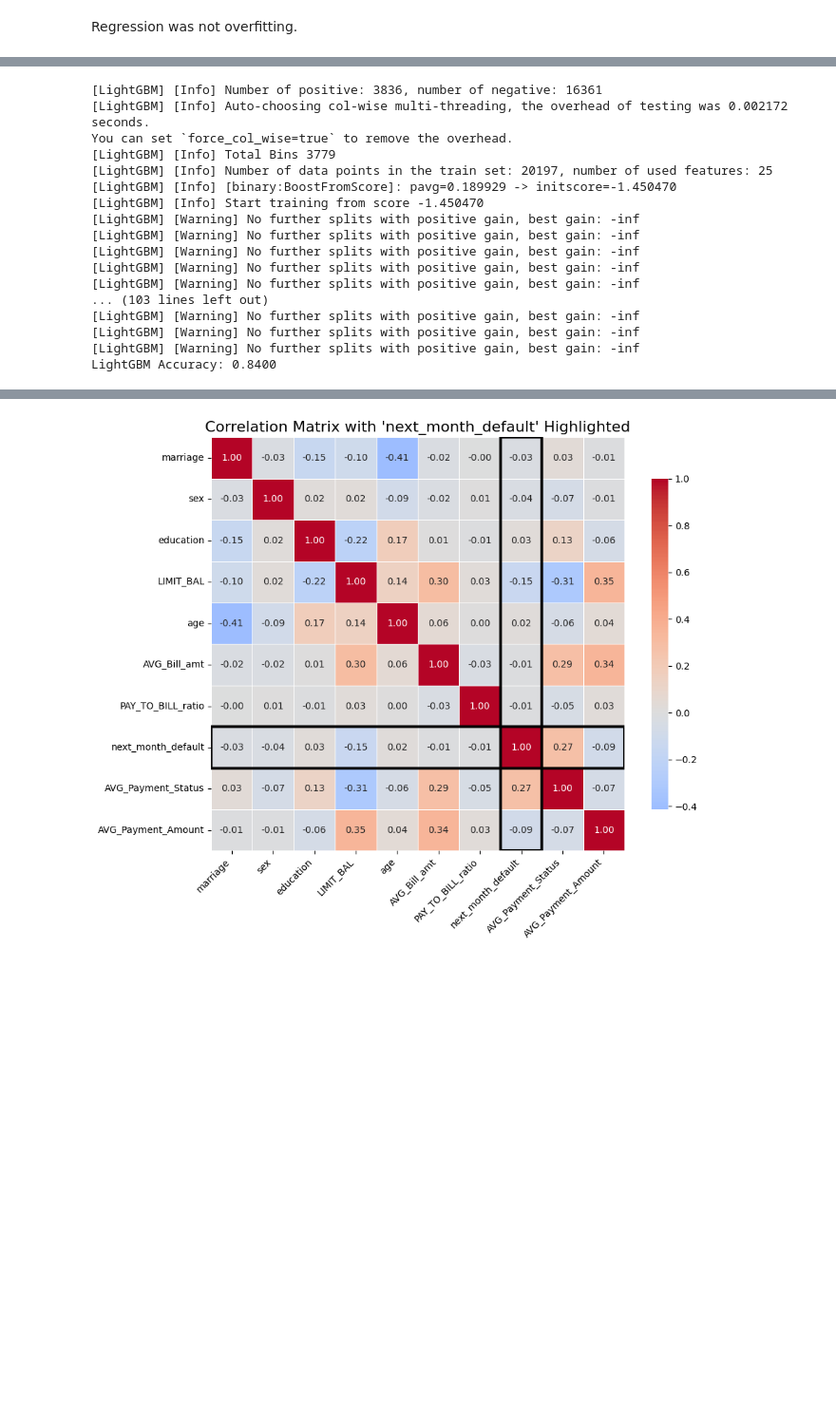
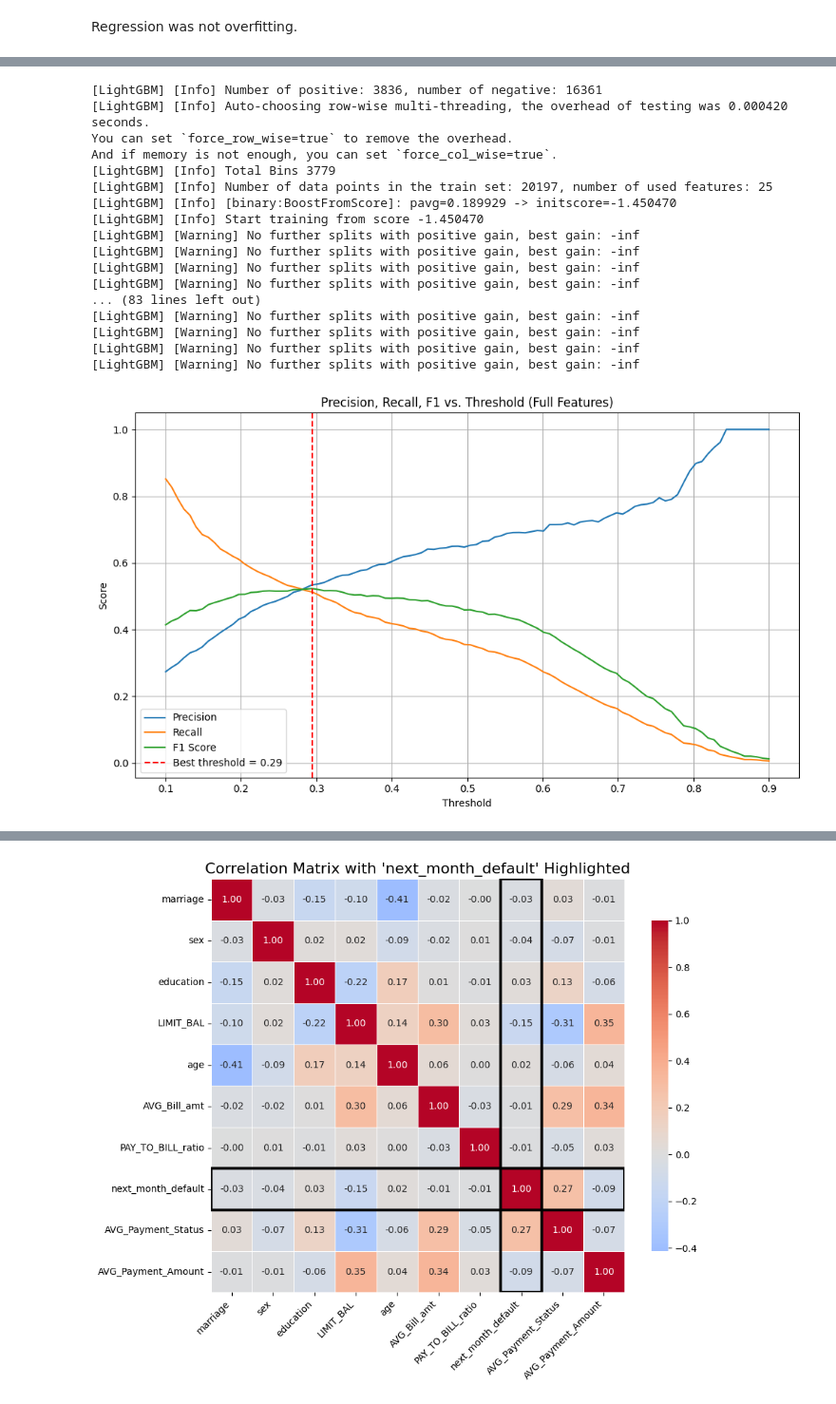
Before and after one commit to mayanksh-111/Credit-Card-Default, a Jupyter notebook: Credit_Card_Default.ipynb, the cells around one changed output, grey strips where cells are left out. Shown at 95% size. Saved outputs shown, nothing was run; the diff lists cells and outputs as text; code cells hidden in the pictures; blank space fills up the shorter version.

```diff
--- a/Credit_Card_Default.ipynb
+++ b/Credit_Card_Default.ipynb
@@ -339,34 +426,80 @@ RandomForestClassifier (sklearn) test accuracy: 0.8402
 # %%
+import numpy as np
+import matplotlib.pyplot as plt
+from sklearn.metrics import precision_score, recall_score, f1_score, accuracy_score, confusion_matrix
 import lightgbm as lgb
-from sklearn.datasets import make_classification
-from sklearn.model_selection import train_test_split
-from sklearn.metrics import accuracy_score
 
-# 3. Create and train LightGBM classifier
-model = lgb.LGBMClassifier(n_estimators=120, max_depth=5, random_state=55)
+# ✅ Retrain model with full feature set (25 features)
+model = lgb.LGBMClassifier(n_estimators=100, max_depth=5, random_state=55)
 model.fit(X_train, y_train)
 
-# 4. Make predictions
-y_pred = model.predict(X_test)
+# ✅ Get predicted probabilities for class 1
+y_proba = model.predict_proba(X_test)[:, 1]
+y_true = np.ravel(y_test)  # Flatten safely for pandas Series or numpy array
 
-# 5. Evaluate accuracy
-acc = accuracy_score(y_test, y_pred)
-print(f"LightGBM Accuracy: {acc:.4f}")
+# ✅ Thresholds to evaluate
+thresholds = np.linspace(0.1, 0.9, 100)
+precisions, recalls, f1s = [], [], []
+
+# ✅ Evaluate metrics at each threshold
+for t in thresholds:
+    y_pred_t = (y_proba >= t).astype(int)
+    precisions.append(precision_score(y_true, y_pred_t, zero_division=0))
+    recalls.append(recall_score(y_true, y_pred_t, zero_division=0))
+    f1s.append(f1_score(y_true, y_pred_t, zero_division=0))
+
+# ✅ Find best threshold based on F1 score
+best_idx = np.argmax(f1s)
+best_threshold = thresholds[best_idx]
+
+# ✅ Final prediction using best threshold
+y_pred_final = (y_proba >= best_threshold).astype(int)
+
+# ✅ Compute final metrics
+precision = precision_score(y_true, y_pred_final)
+recall = recall_score(y_true, y_pred_final)
+f1 = f1_score(y_true, y_pred_final)
+accuracy = accuracy_score(y_true, y_pred_final)
+cm = confusion_matrix(y_true, y_pred_final)
+
+# ✅ Plot metrics vs threshold
+plt.figure(figsize=(10, 6))
+plt.plot(thresholds, precisions, label='Precision')
+plt.plot(thresholds, recalls, label='Recall')
+plt.plot(thresholds, f1s, label='F1 Score')
+plt.axvline(x=best_threshold, color='r', linestyle='--', label=f'Best threshold = {best_threshold:.2f}')
+plt.xlabel('Threshold')
+plt.ylabel('Score')
+plt.title('Precision, Recall, F1 vs. Threshold (Full Features)')
+plt.legend()
+plt.grid(True)
+plt.tight_layout()
+plt.show()
+
+# ✅ Print final results
+print(f"\n🔎 Best Threshold: {best_threshold:.2f}")
+print(f"✅ Accuracy:  {accuracy:.4f}")
+print(f"🎯 Precision: {precision:.4f}")
+print(f"📈 Recall:    {recall:.4f}")
+print(f"📊 F1 Score:  {f1:.4f}")
+print("🧩 Confusion Matrix:")
+print(cm)
 # %% [output]
 [LightGBM] [Info] Number of positive: 3836, number of negative: 16361
-[LightGBM] [Info] Auto-choosing col-wise multi-threading, the overhead of testing was 0.002172 seconds.
-You can set `force_col_wise=true` to remove the overhead.
+[LightGBM] [Info] Auto-choosing row-wise multi-threading, the overhead of testing was 0.000420 seconds.
+You can set `force_row_wise=true` to remove the overhead.
+And if memory is not enough, you can set `force_col_wise=true`.
 [LightGBM] [Info] Total Bins 3779
 [LightGBM] [Info] Number of data points in the train set: 20197, number of used features: 25
 [LightGBM] [Info] [binary:BoostFromScore]: pavg=0.189929 -> initscore=-1.450470
 [LightGBM] [Info] Start training from score -1.450470
 [LightGBM] [Warning] No further splits with positive gain, best gain: -inf
 [LightGBM] [Warning] No further splits with positive gain, best gain: -inf
 [LightGBM] [Warning] No further splits with positive gain, best gain: -inf
 [LightGBM] [Warning] No further splits with positive gain, best gain: -inf
-[LightGBM] [Warning] No further splits with positive gain, best gain: -inf
-... (103 lines left out)
+... (83 lines left out)
 [LightGBM] [Warning] No further splits with positive gain, best gain: -inf
 [LightGBM] [Warning] No further splits with positive gain, best gain: -inf
 [LightGBM] [Warning] No further splits with positive gain, best gain: -inf
-LightGBM Accuracy: 0.8400
+[LightGBM] [Warning] No further splits with positive gain, best gain: -inf
+[figure, added]
```
Also changed, not shown: parts of 10 cells of this notebook.
